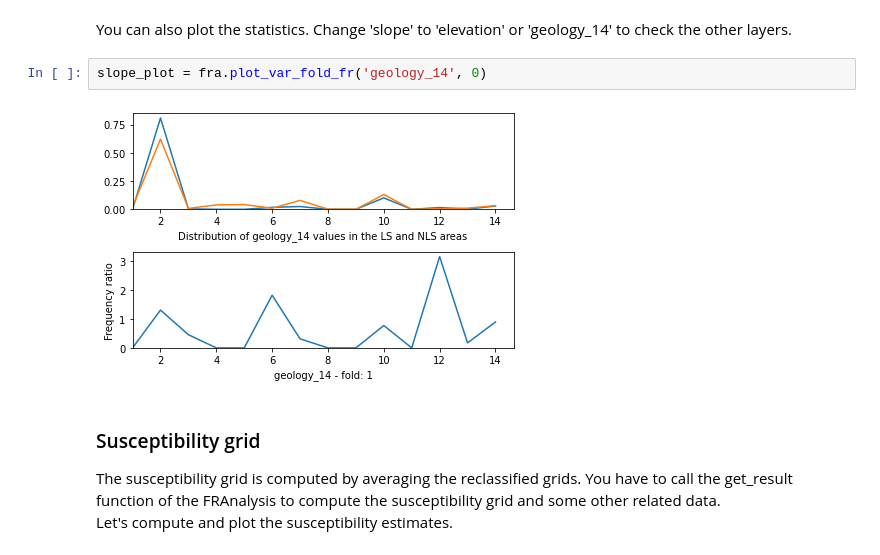
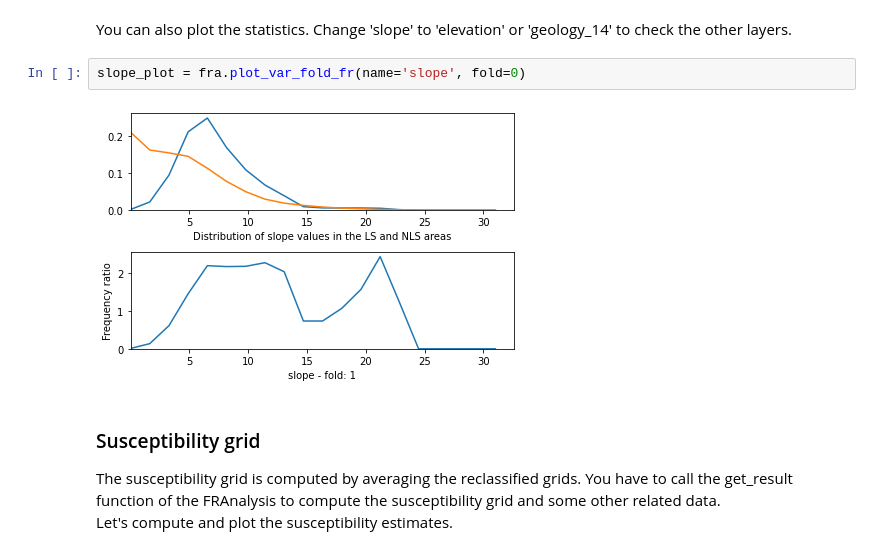
Before and after one commit to gerzsd/frmod, a Jupyter notebook: frmod_demo.ipynb, the cells around one changed output. Cells and saved outputs as stored; diff of their text form.

Commit message:
Minor updates to the tutorial, notebook, and the plotting.

```diff
--- a/frmod_demo.ipynb
+++ b/frmod_demo.ipynb
@@ -127,9 +127,9 @@ fra.fr_stats_full['slope'][0]
 # %% [markdown]
 You can also plot the statistics. Change 'slope' to 'elevation' or 'geology_14' to check the other layers.
 # %%
-slope_plot = fra.plot_var_fold_fr('geology_14', 0)
+slope_plot = fra.plot_var_fold_fr(name='slope', fold=0)
 # %% [output]
-[figure, old version]
+[figure, new version]
 # %% [markdown]
 ### Susceptibility grid
 The susceptibility grid is computed by averaging the reclassified grids. You have to call the get_result function of the FRAnalysis to compute the susceptibility grid and some other related data.
```
Also changed, not shown: parts of 1 cell of this notebook, 2 other files.
